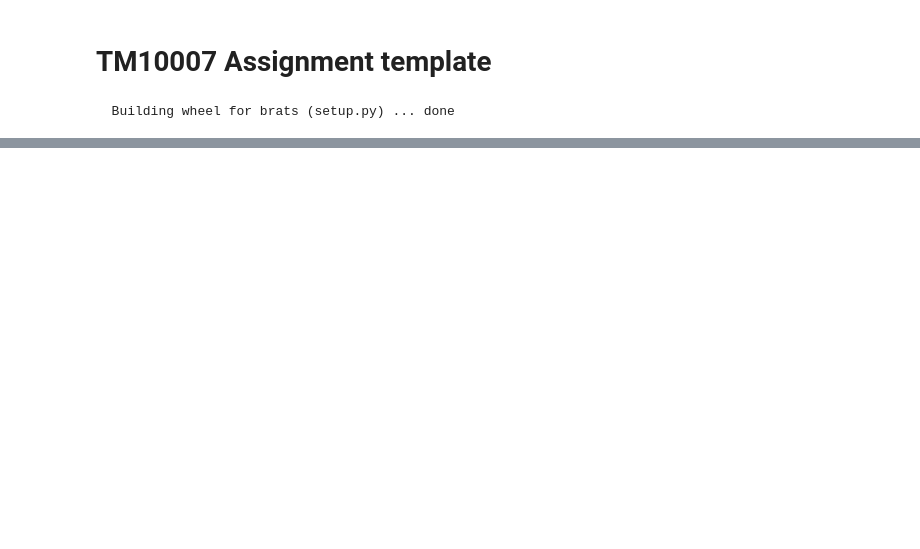
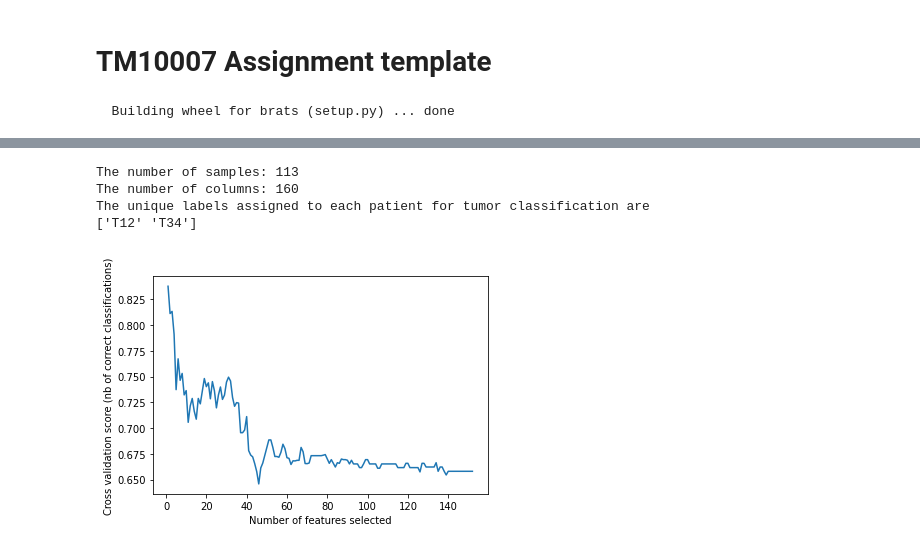
Before and after one commit to mamolenaar/TM10007_PROJECT, a Jupyter notebook: assignment.ipynb, the cells around one changed output, grey strips where cells are left out. Cells and saved outputs as stored; diff of their text form; code cells hidden in the pictures; blank space fills up the shorter version.

Commit message:
KNN imputation, feature selection

```diff
--- a/assignment.ipynb
+++ b/assignment.ipynb
@@ -118,4 +106,18 @@ The unique labels assigned to each patient for tumor classification are
 # %%
+# Data loading functions.
+from hn.load_data import load_data
+data = load_data()
+print(f'The number of samples: {len(data.index)}')
+print(f'The number of columns: {len(data.columns)}')
+data.info
+# Find labels assigned for tumor classification
+def unique(list1):
+    x = np.array(list1)
+    print(np.unique(x))
+
+print("The unique labels assigned to each patient for tumor classification are ")
+unique(data['label'])
+
 ########################## Data preperation ##########################
 # Map T12 and T34 to 0 and 1 respectively
 mapping = {'T12': 0, 'T34': 1}
@@ -126,6 +128,7 @@ y= data['label']
 X = data.drop(['label'], axis=1)
 # delete duplicated columns if available
 data = data.loc[:,~data.columns.duplicated()]
+
 # Splitting data sets
 X_train, X_test, y_train, y_test = train_test_split(X, y, test_size=0.2, random_state=42) # split train and test so that we don't touch test set.
 X_train, X_val, y_train, y_val = train_test_split(X_train, y_train, test_size=0.2, random_state=1) # split train in validation and train set
@@ -133,21 +136,52 @@ X_train, X_val, y_train, y_val = train_test_split(X_train, y_train, test_size=0.
 # Remove features with >53 missing values.
 X_train = (X_train.drop(['tf_GLRLM_GrayLevelVariance', 'tf_GLSZM_GrayLevelVariance', 'tf_GLSZM_ZoneVariance', 'tf_NGTDM_Busyness', 'tf_NGTDM_Complexity', 'tf_NGTDM_Contrast', 'tf_NGTDM_Strength'], axis=1))
 X_val = (X_val.drop(['tf_GLRLM_GrayLevelVariance', 'tf_GLSZM_GrayLevelVariance', 'tf_GLSZM_ZoneVariance', 'tf_NGTDM_Busyness', 'tf_NGTDM_Complexity', 'tf_NGTDM_Contrast', 'tf_NGTDM_Strength'], axis=1))
+X_test = (X_test.drop(['tf_GLRLM_GrayLevelVariance', 'tf_GLSZM_GrayLevelVariance', 'tf_GLSZM_ZoneVariance', 'tf_NGTDM_Busyness', 'tf_NGTDM_Complexity', 'tf_NGTDM_Contrast', 'tf_NGTDM_Strength'], axis=1))
 
-# Replace zero values with NaN and imputes with mean
+
+# Impute missing data using KNN
 X_train = X_train.replace(0, np.nan)
-imp = SimpleImputer(missing_values=np.nan, strategy='mean') # impute NaN values with mean values
+
+imp = KNNImputer(n_neighbors=2, weights="uniform")     #imp = SimpleImputer(missing_values=np.nan, strategy='mean') # impute NaN values with mean values
 X_train_imp=pd.DataFrame(imp.fit_transform(X_train))
 X_train_imp.columns=X_train.columns
 X_train_imp.index=X_train.index
 
-# count the number of NaN values in each column
-#print(X_train.isnull().sum())
+# scale both the training and test set, a standard scaler is used
+scaler = preprocessing.StandardScaler()
+scaler.fit(X_train_imp)
 
-# Scale/normalize data
-normalized_X_train = preprocessing.normalize(X_train_imp)
-
-# feature selection
+X_train= scaler.transform(X_train_imp)
+X_val = scaler.transform(X_val)
+X_test = scaler.transform(X_test)
+# %% [output]
+The number of samples: 113
+The number of columns: 160
+The unique labels assigned to each patient for tumor classification are
+['T12' 'T34']
+# %%
+##########################Support Vector Machine##########################################
+
+# Use recursive feature elimination (RFE)
+
+# Create the RFE object and compute a cross-validated score.
+svc = svm.SVC(kernel="linear")
+
+# classifications using 5-fold stratified cross validation
+rfecv = feature_selection.RFECV(
+    estimator=svc, step=1,
+    cv=model_selection.StratifiedKFold(5),
+    scoring='roc_auc')
+rfecv.fit(X_train, y_train)
+
+# Plot number of features VS. cross-validation scores
+plt.figure()
+plt.xlabel("Number of features selected")
+plt.ylabel("Cross validation score (nb of correct classifications)")
+plt.plot(range(1, len(rfecv.grid_scores_) + 1), rfecv.grid_scores_)
+plt.show()
+# %% [output]
+[figure, added]
 # %%
 ## hieroner moet nog verder getest worden/ aan
 ##########################Comparing models: simple classifiers ###########################
```
Also changed, not shown: parts of 5 cells of this notebook.
